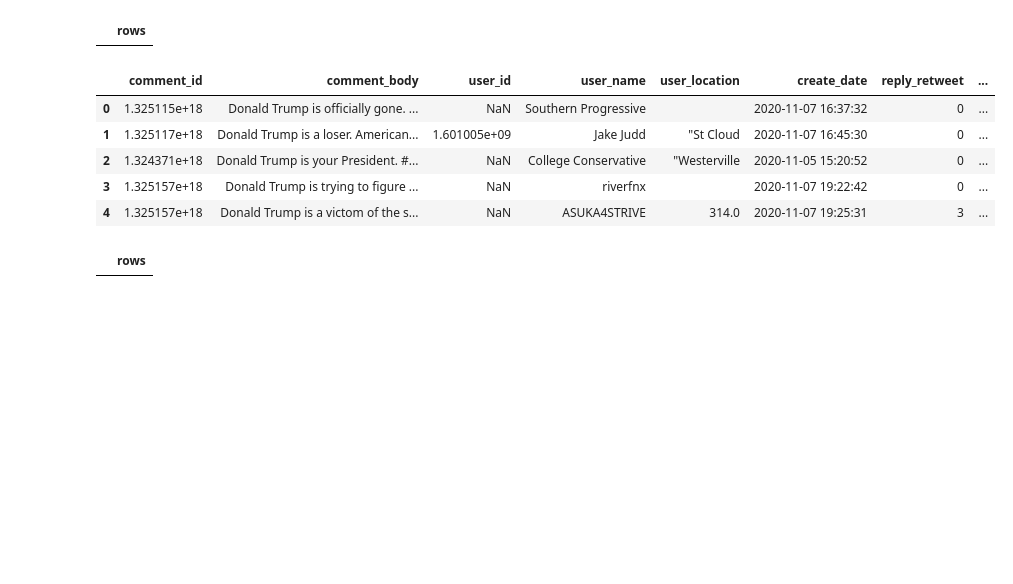
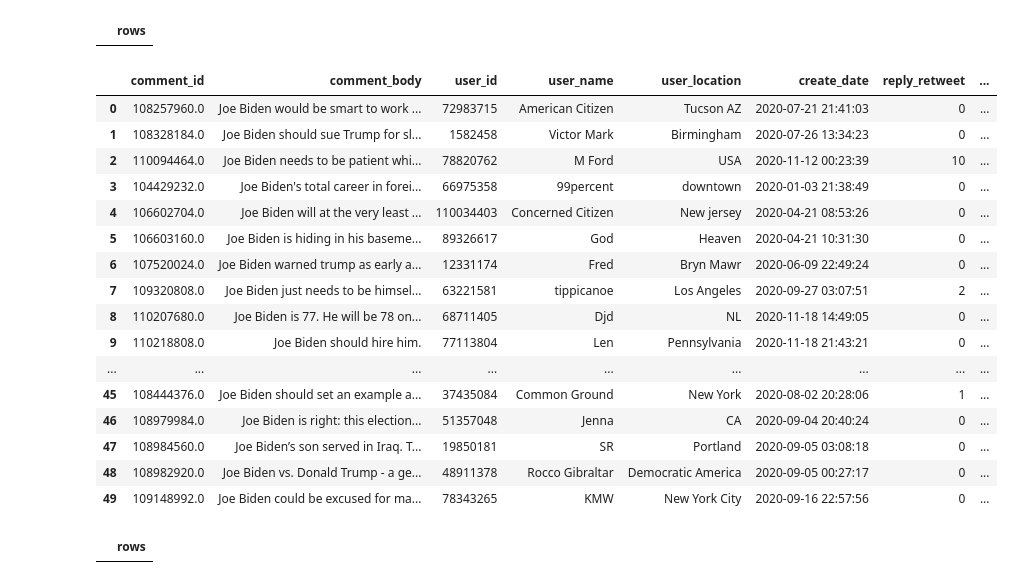
Before and after one commit to cfitzpatrick89/ADS508_GroupProject, a Jupyter notebook: EDA.ipynb, the cells around one changed output. Drawn from its saved outputs; the diff is of its cells as text; code cells hidden in the pictures; blank space fills up the shorter version.

Commit message:
Parquet table created
In total there will be 4 tables in db: dbpoliticpulsecomment
2 --> original from tweet and nyt
1 --> combine tweet and nyt
1 --> parquet table

```diff
--- a/EDA.ipynb
+++ b/EDA.ipynb
@@ -281,22 +278,34 @@ pd.read_sql(statement, conn)
 # %% [output]
 |  | rows |
 # %%
-commentbody = "Donald Trump is"
+commentbody = "Joe Biden"
+source = "nyt_comment"
 
 statement = """SELECT * FROM {}.{}
-    WHERE comment_body like '{}%' LIMIT 100""".format(
-    database_name, table_comment, commentbody
+    WHERE comment_body like '{}%' and source = '{}' LIMIT 100""".format(
+    database_name, table_comment, commentbody, source
 )
 
 df = pd.read_sql(statement, conn)
 df.head(5)
 # %% [output]
 |  | comment_id | comment_body | user_id | user_name | user_location | create_date | reply_retweet | ... |
-| 0 | 1.325115e+18 | Donald Trump is officially gone. ... | NaN | Southern Progressive |  | 2020-11-07 16:37:32 | 0 | ... |
-| 1 | 1.325117e+18 | Donald Trump is a loser. American... | 1.601005e+09 | Jake Judd | "St Cloud | 2020-11-07 16:45:30 | 0 | ... |
-| 2 | 1.324371e+18 | Donald Trump is your President. #... | NaN | College Conservative | "Westerville | 2020-11-05 15:20:52 | 0 | ... |
-| 3 | 1.325157e+18 | Donald Trump is trying to figure ... | NaN | riverfnx |  | 2020-11-07 19:22:42 | 0 | ... |
-| 4 | 1.325157e+18 | Donald Trump is a victom of the s... | NaN | ASUKA4STRIVE | 314.0 | 2020-11-07 19:25:31 | 3 | ... |
+| 0 | 108257960.0 | Joe Biden would be smart to work ... | 72983715 | American Citizen | Tucson AZ | 2020-07-21 21:41:03 | 0 | ... |
+| 1 | 108328184.0 | Joe Biden should sue Trump for sl... | 1582458 | Victor Mark | Birmingham | 2020-07-26 13:34:23 | 0 | ... |
+| 2 | 110094464.0 | Joe Biden needs to be patient whi... | 78820762 | M Ford | USA | 2020-11-12 00:23:39 | 10 | ... |
+| 3 | 104429232.0 | Joe Biden's total career in forei... | 66975358 | 99percent | downtown | 2020-01-03 21:38:49 | 0 | ... |
+| 4 | 106602704.0 | Joe Biden will at the very least ... | 110034403 | Concerned Citizen | New jersey | 2020-04-21 08:53:26 | 0 | ... |
+| 5 | 106603160.0 | Joe Biden is hiding in his baseme... | 89326617 | God | Heaven | 2020-04-21 10:31:30 | 0 | ... |
+| 6 | 107520024.0 | Joe Biden warned trump as early a... | 12331174 | Fred | Bryn Mawr | 2020-06-09 22:49:24 | 0 | ... |
+| 7 | 109320808.0 | Joe Biden just needs to be himsel... | 63221581 | tippicanoe | Los Angeles | 2020-09-27 03:07:51 | 2 | ... |
+| 8 | 110207680.0 | Joe Biden is 77. He will be 78 on... | 68711405 | Djd | NL | 2020-11-18 14:49:05 | 0 | ... |
+| 9 | 110218808.0 | Joe Biden should hire him. | 77113804 | Len | Pennsylvania | 2020-11-18 21:43:21 | 0 | ... |
+| ... | ... | ... | ... | ... | ... | ... | ... | ... |
+| 45 | 108444376.0 | Joe Biden should set an example a... | 37435084 | Common Ground | New York | 2020-08-02 20:28:06 | 1 | ... |
+| 46 | 108979984.0 | Joe Biden is right: this election... | 51357048 | Jenna | CA | 2020-09-04 20:40:24 | 0 | ... |
+| 47 | 108984560.0 | Joe Biden’s son served in Iraq. T... | 19850181 | SR | Portland | 2020-09-05 03:08:18 | 0 | ... |
+| 48 | 108982920.0 | Joe Biden vs. Donald Trump - a ge... | 48911378 | Rocco Gibraltar | Democratic America | 2020-09-05 00:27:17 | 0 | ... |
+| 49 | 109148992.0 | Joe Biden could be excused for ma... | 78343265 | KMW | New York City | 2020-09-16 22:57:56 | 0 | ... |
 # %%
 # Setup to create Parquet
 ingest_create_athena_table_parquet_passed = False
```
Also changed, not shown: parts of 1 cell of this notebook.
